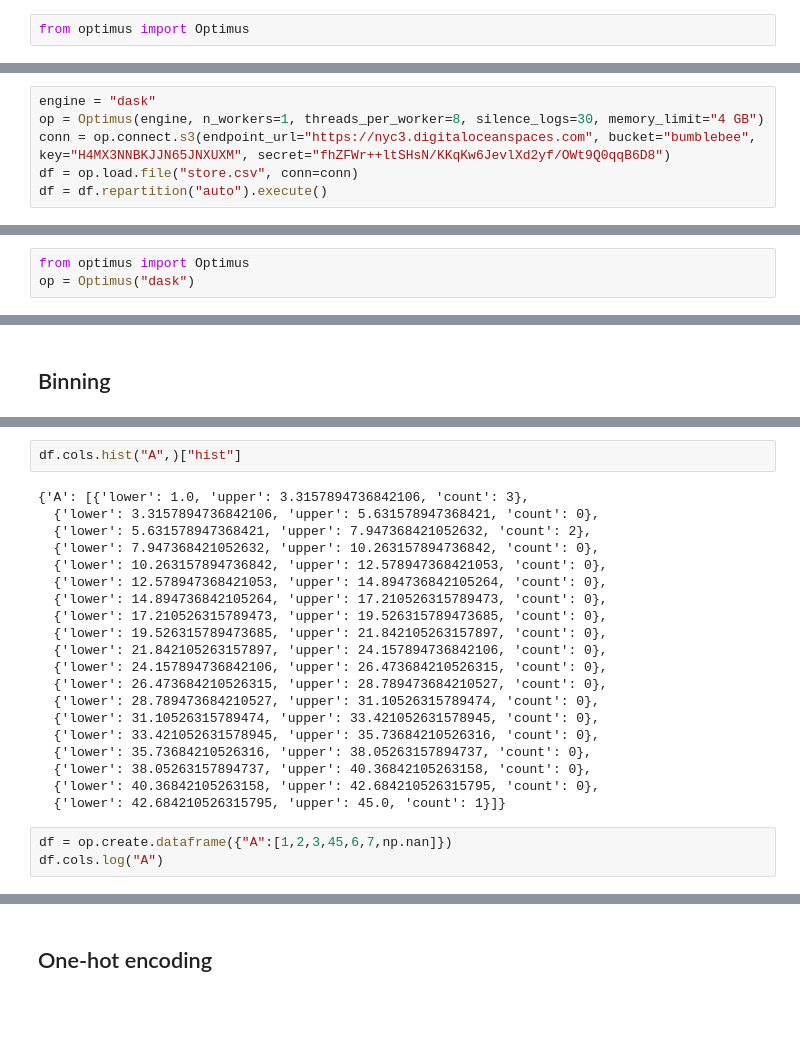
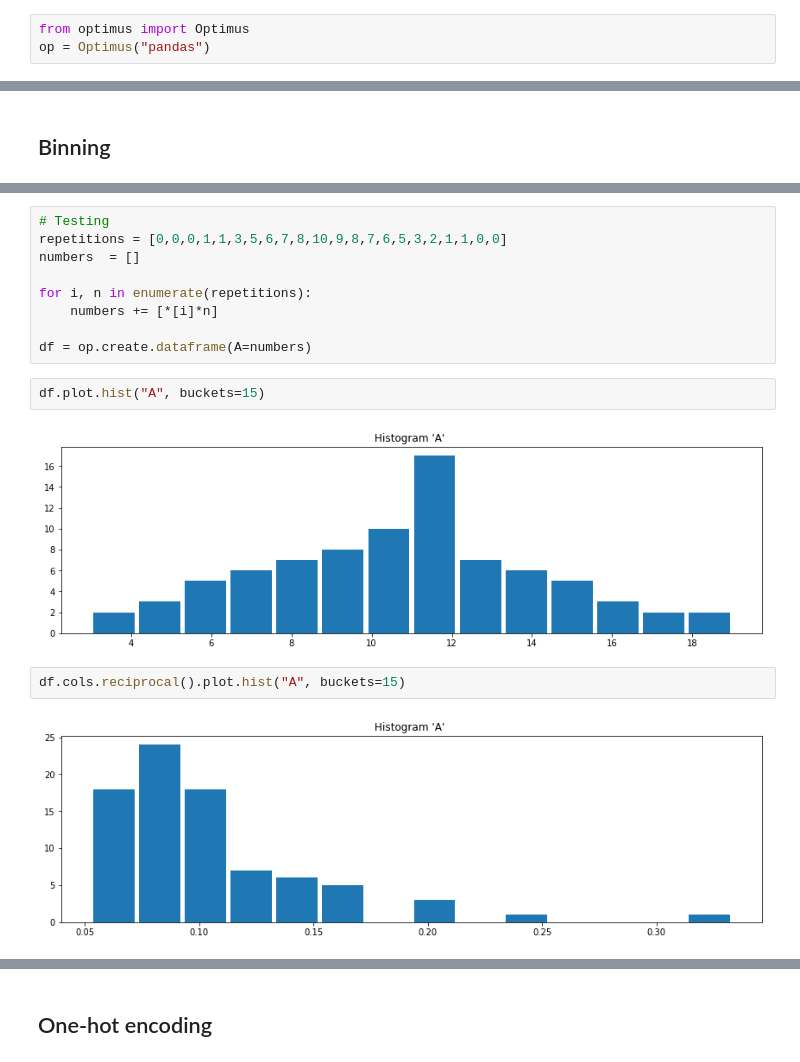
Before and after one commit to PacktPublishing/Data-Processing-with-Optimus, a Jupyter notebook: Chapter07/Chapter Seven - Data Processing with Optimus.ipynb, the cells around one changed output, grey strips where cells are left out. Drawn from its saved outputs; the diff is of its cells as text; blank space fills up the shorter version.

```diff
--- a/Chapter07/Chapter Seven - Data Processing with Optimus.ipynb
+++ b/Chapter07/Chapter Seven - Data Processing with Optimus.ipynb
@@ -9,2 +9,3 @@ sys.path.append("../../Optimus")
 # %%
 from optimus import Optimus
+op = Optimus("pandas")
@@ -22,6 +16,0 @@ print(number)
-# %%
-engine = "dask"
-op = Optimus(engine, n_workers=1, threads_per_worker=8, silence_logs=30, memory_limit="4 GB")
-conn = op.connect.s3(endpoint_url="https://nyc3.digitaloceanspaces.com", bucket="bumblebee", key="H4MX3NNBKJJN65JNXUXM", secret="fhZFWr++ltSHsN/KKqKw6JevlXd2yf/OWt9Q0qqB6D8")
-df = op.load.file("store.csv", conn=conn)
-df = df.repartition("auto").execute()
@@ -30,3 +16,0 @@ df = df.repartition("auto").execute()
-# %%
-from optimus import Optimus
-op = Optimus("dask")
@@ -563,25 +496,17 @@ print(df.cols.pow("A", 3))
+# %%
+# Testing
+repetitions = [0,0,0,1,1,3,5,6,7,8,10,9,8,7,6,5,3,2,1,1,0,0]
+numbers  = []
+
+for i, n in enumerate(repetitions):
+    numbers += [*[i]*n]
+
+df = op.create.dataframe(A=numbers)
+# %%
+df.plot.hist("A", buckets=15)
+# %% [output]
+[figure, added]
 # %%
-df.cols.hist("A",)["hist"]
+df.cols.reciprocal().plot.hist("A", buckets=15)
 # %% [output]
-{'A': [{'lower': 1.0, 'upper': 3.3157894736842106, 'count': 3},
-  {'lower': 3.3157894736842106, 'upper': 5.631578947368421, 'count': 0},
-  {'lower': 5.631578947368421, 'upper': 7.947368421052632, 'count': 2},
-  {'lower': 7.947368421052632, 'upper': 10.263157894736842, 'count': 0},
-  {'lower': 10.263157894736842, 'upper': 12.578947368421053, 'count': 0},
-  {'lower': 12.578947368421053, 'upper': 14.894736842105264, 'count': 0},
-  {'lower': 14.894736842105264, 'upper': 17.210526315789473, 'count': 0},
-  {'lower': 17.210526315789473, 'upper': 19.526315789473685, 'count': 0},
-  {'lower': 19.526315789473685, 'upper': 21.842105263157897, 'count': 0},
-  {'lower': 21.842105263157897, 'upper': 24.157894736842106, 'count': 0},
-  {'lower': 24.157894736842106, 'upper': 26.473684210526315, 'count': 0},
-  {'lower': 26.473684210526315, 'upper': 28.789473684210527, 'count': 0},
-  {'lower': 28.789473684210527, 'upper': 31.10526315789474, 'count': 0},
-  {'lower': 31.10526315789474, 'upper': 33.421052631578945, 'count': 0},
-  {'lower': 33.421052631578945, 'upper': 35.73684210526316, 'count': 0},
-  {'lower': 35.73684210526316, 'upper': 38.05263157894737, 'count': 0},
-  {'lower': 38.05263157894737, 'upper': 40.36842105263158, 'count': 0},
-  {'lower': 40.36842105263158, 'upper': 42.684210526315795, 'count': 0},
-  {'lower': 42.684210526315795, 'upper': 45.0, 'count': 1}]}
+[figure, added]
-# %%
-df = op.create.dataframe({"A":[1,2,3,45,6,7,np.nan]})
-df.cols.log("A")
```
Also changed, not shown: parts of 109 cells of this notebook.
